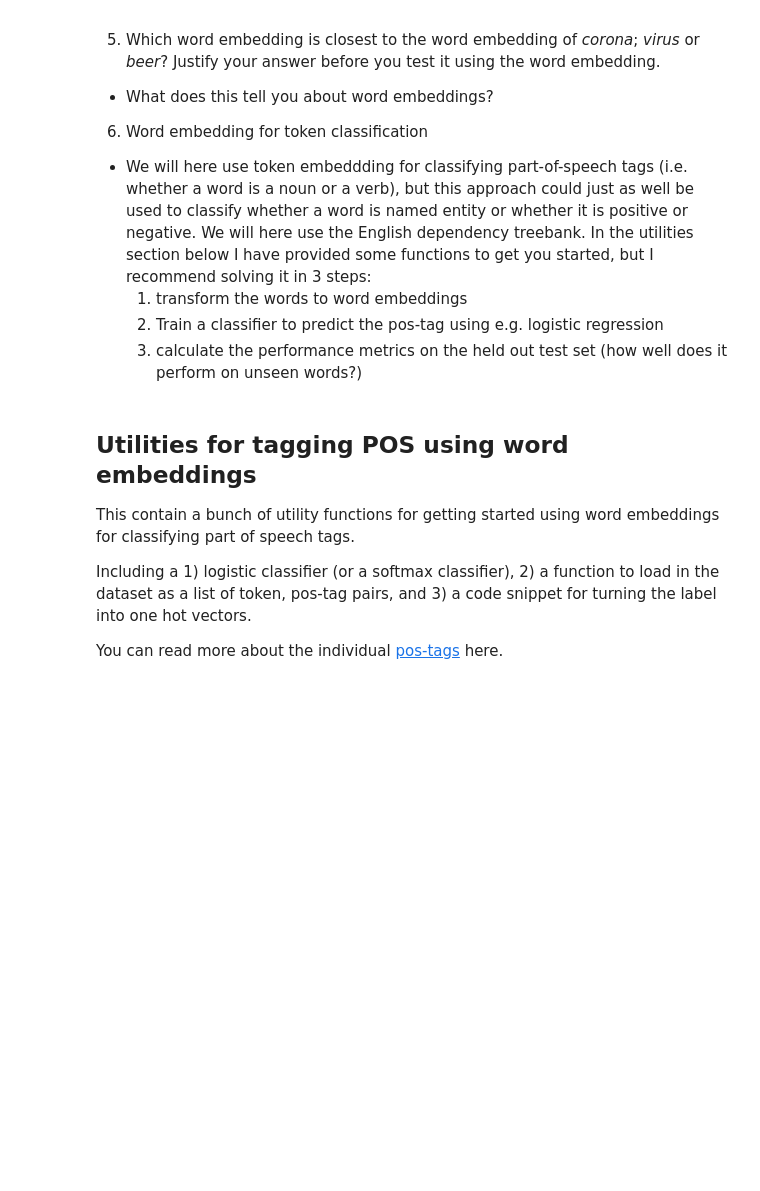
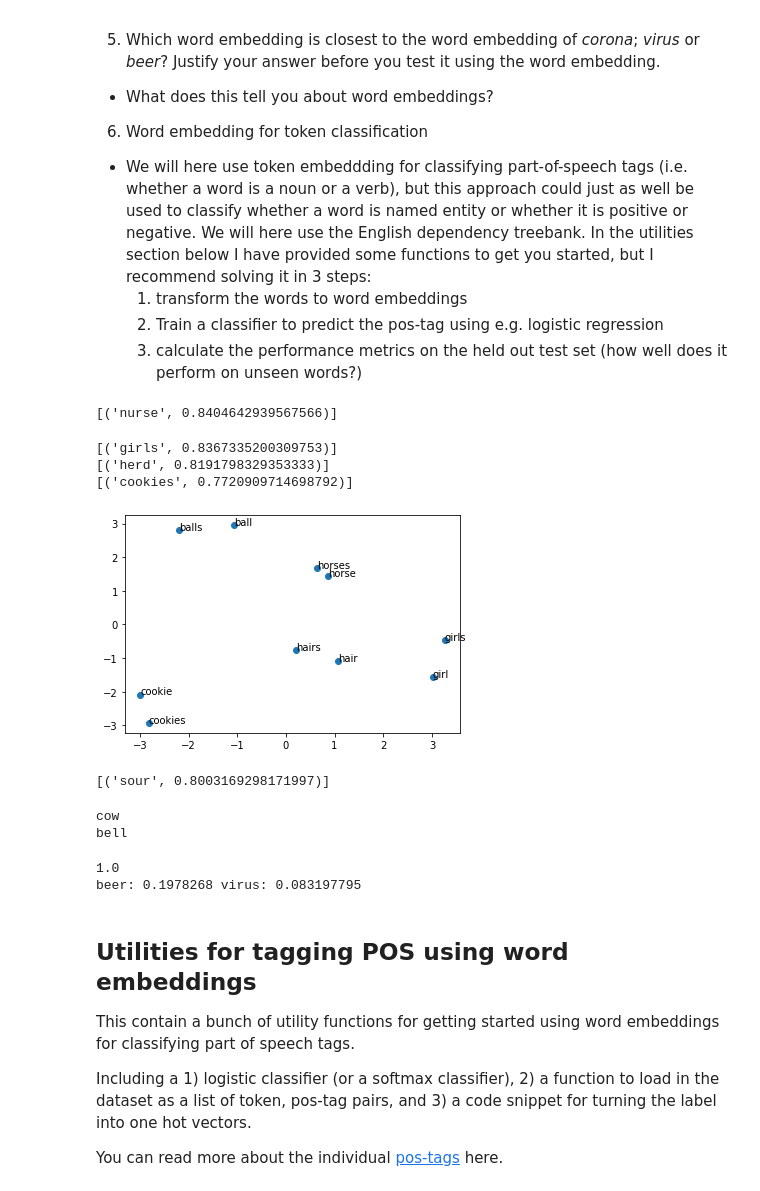
Before and after one commit to CHCAA-EDUX/NLP-AU, a Jupyter notebook: syllabus/classes/class6/class6.ipynb, the cells around one changed output. Cells and saved outputs as stored; diff of their text form; code cells hidden in the pictures; folded sections open; blank space fills up the shorter version.

```diff
--- a/syllabus/classes/class6/class6.ipynb
+++ b/syllabus/classes/class6/class6.ipynb
@@ -18,12 +18,13 @@ pip install gensim
 to start us of we can download the word embeddings we will use for class using:
 # %%
 import gensim.downloader as api
+from typing import List
 
 # Pre-trained vectors based on Wikipedia 2014 + Gigaword,
 # 5.6B tokens, 400K vocab,
 # uncased (https://nlp.stanford.edu/projects/glove/).
 # embedding size 50 (so fairly small, but easy to work with)
-word_emb = api.load("glove-wiki-gigaword-50")
+word_emb = api.load("glove-wiki-gigaword-300") #changed from 50
 # %% [markdown]
 We can the parts of the word embedding class here, but I do encourage you to inspect it a bit more using e.g. `dir(word_emb)` or `help(word_emb)`:
 # %%
@@ -296,3 +300,62 @@ Do note that while your answer might not be the same it might still work as ther
     1) transform the words to word embeddings
     2) Train a classifier to predict the pos-tag using e.g. logistic regression
     3) calculate the performance metrics on the held out test set (how well does it perform on unseen words?)
+# %%
+#1
+sim = word_emb.most_similar(positive=["woman", "doctor"], negative=["man"], topn=1)
+print(sim)
+
+#This is discriminative! But also reflects the real world, sadly.
+# %% [output]
+[('nurse', 0.8404642939567566)]
+# %%
+#2
+sim = word_emb.most_similar(positive = ["girl", "horses"], negative=["horse"], topn = 1)
+print(sim)
+
+sim = word_emb.most_similar(positive=["sheep", "ball"], negative = ["balls"], topn=1)
+print(sim)
+
+sim = word_emb.most_similar(positive=["cookie", "hair"], negative=["hairs"], topn = 1)
+print(sim)
+
+#plot the embeddings
+words_to_plot = ["horse", "horses", "girl", "girls", "ball", "balls", "hair", "hairs", "cookie", "cookies"]
+
+object_to_plot = plot_word_embeddings(words = words_to_plot, embedding = word_emb)
+''' there are cluster, but the vectors are not paralel indicating a dimension '''
+# %% [output]
+[('girls', 0.8367335200309753)]
+[('herd', 0.8191798329353333)]
+[('cookies', 0.7720909714698792)]
+[figure, added]
+# %%
+#3 make antonym
+sim = word_emb.most_similar(positive = ["bad", "sweet"], negative = ["good"], topn = 1)
+print(sim)
+
+#to investigate do the same analysis as above
+# %% [output]
+[('sour', 0.8003169298171997)]
+# %%
+#4
+odd_one = word_emb.doesnt_match("fork cow spoon knife".split())
+print(odd_one)
+
+odd_one = word_emb.doesnt_match("carrot tomato cucumber bell".split())
+print(odd_one)
+
+#The odd one out is found by the instance the longest from a cluster
+# %% [output]
+cow
+bell
+# %%
+#5
+closest_associated_beer = word_emb.similarity("corona","beer")
+closest_associated_virus = word_emb.similarity("corona", "virus")
+print("beer:", closest_associated_beer, "virus:", closest_associated_virus)
+
+#An expression of the corpus the word embeddings is trained on
+# %% [output]
+1.0
+beer: 0.1978268 virus: 0.083197795
```
Also changed, not shown: parts of 3 cells of this notebook.
